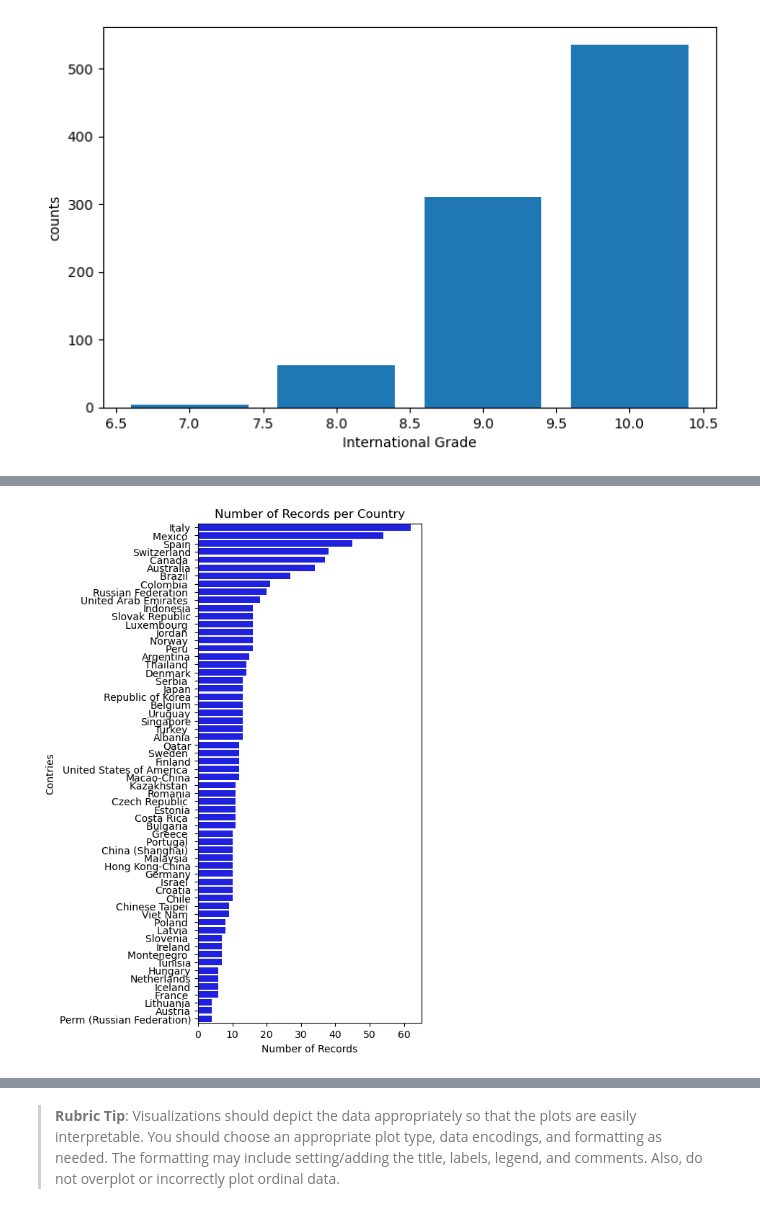
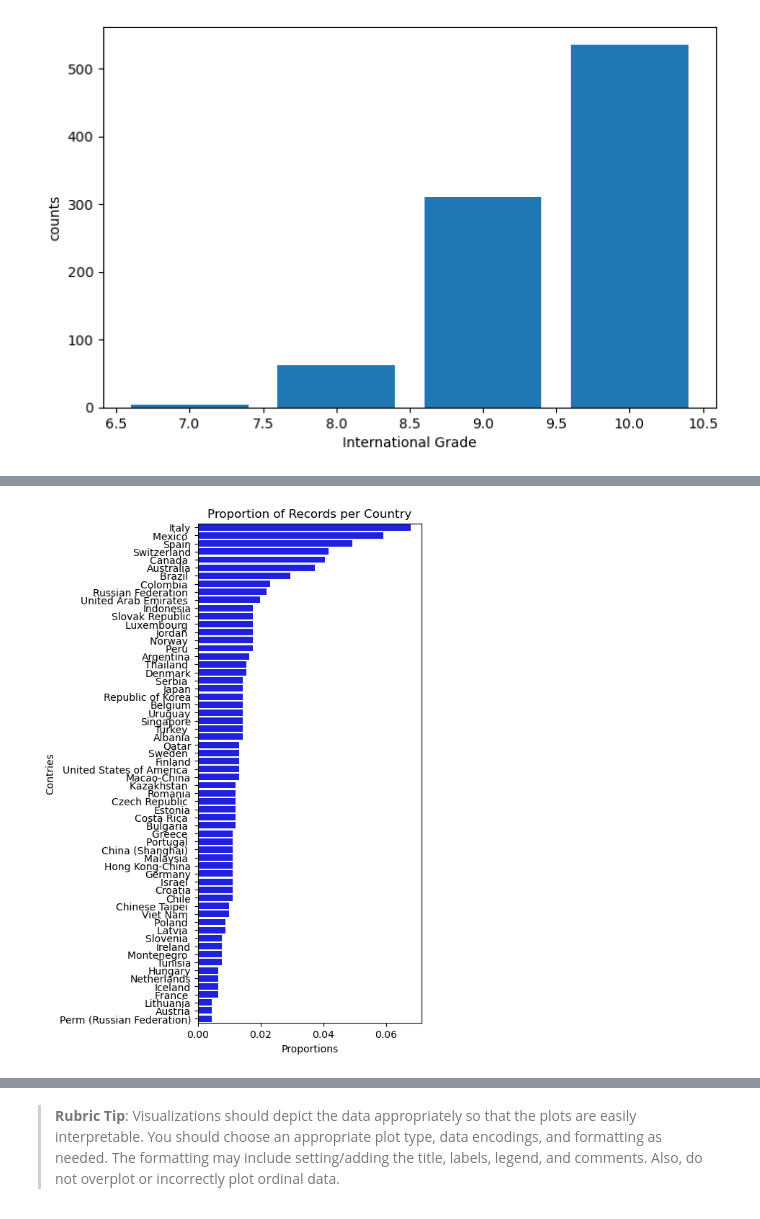
Before and after one commit to henanhasan/visualization_project, a Jupyter notebook: Part_I_exploration.ipynb, the cells around one changed output, grey strips where cells are left out. Saved outputs shown, nothing was run; the diff lists cells and outputs as text; code cells hidden in the pictures.

Commit message:
plotting geography

```diff
--- a/Part_I_exploration.ipynb
+++ b/Part_I_exploration.ipynb
@@ -272,16 +297,31 @@ The boxplot shows that the majority of values in the International Grade column
+# %%
+# Returns the sum of all not-null values in `type` column
+country_sum = outliers_gone['National Centre 6-digit Code'].value_counts().sum()
+
+# By default, returns the decreasing order of the frequency.
+country_count = outliers_gone['National Centre 6-digit Code'].value_counts()
+
+## Return the highest frequency in the `type` column
+max_type_count = country_count[0]
+
+total_records = len(outliers_gone['National Centre 6-digit Code'])
+country_ratio = country_count/total_records
+country_order = country_count.index
+
+## Return the maximum proportion, or in other words,
+## compute the length of the longest bar in terms of the proportion
+max_prop = max_type_count / country_sum
 # %%
 from matplotlib import rcParams
-
-country = outliers_gone['National Centre 6-digit Code'].value_counts()
-country_order = country.index
 
 # Specify the figure size in inches, for both X, and Y axes
 rcParams['figure.figsize'] = 4,9
 sb.countplot(outliers_gone, y = 'National Centre 6-digit Code', color = 'blue', order = country_order)
 plt.xlabel('Number of Records')
 plt.ylabel('Contries')
-
-plt.title('Number of Records per Country')
+plt.xticks(tick_props * country_sum, tick_names)
+plt.xlabel('Proportions');
+plt.title('Proportion of Records per Country')
 plt.show()
 # %% [output]
-[figure, old version]
+[figure, new version]
```
Also changed, not shown: parts of 10 cells of this notebook.
